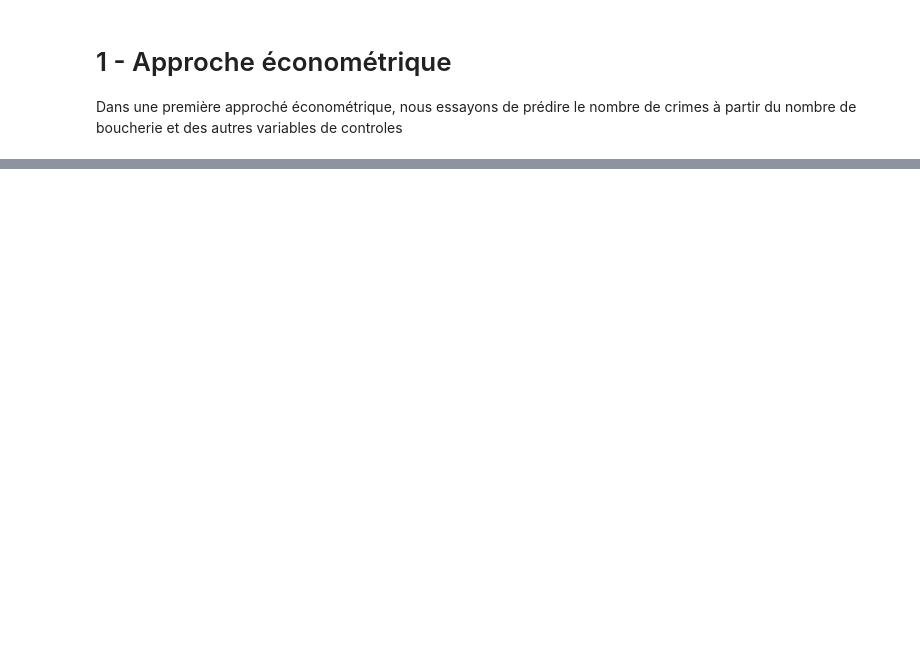
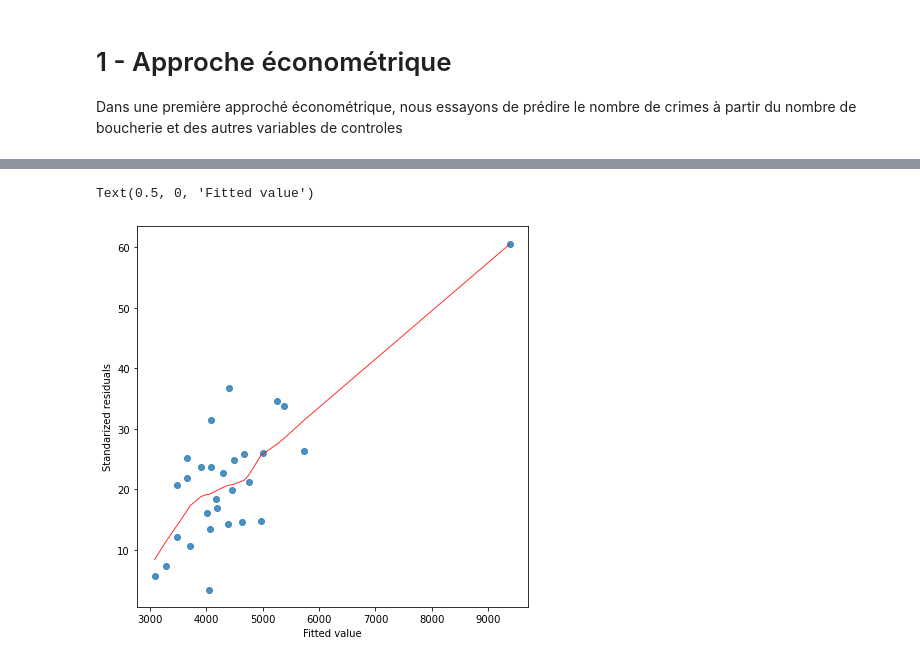
Before and after one commit to cthiounn/python-datascience-ENSAE-2A, a Jupyter notebook: Etude départementale/3_Modelisation_departementale.ipynb, the cells around one changed output, grey strips where cells are left out. Saved outputs shown, nothing was run; the diff lists cells and outputs as text; code cells hidden in the pictures; blank space fills up the shorter version.

Commit message:
debut modelisation eco

```diff
--- a/Etude départementale/3_Modelisation_departementale.ipynb
+++ b/Etude départementale/3_Modelisation_departementale.ipynb
@@ -22,0 +99,13 @@ Dans une première approché économétrique, nous essayons de prédire le nombr
+# %%
+model_norm_residuals_abs_sqrt=np.sqrt(np.abs(residuals))
+
+plt.figure(figsize=(7,7))
+sns.regplot(predictions.reshape(-1), model_norm_residuals_abs_sqrt,
+              scatter=True,
+              lowess=True,
+              line_kws={'color': 'red', 'lw': 1, 'alpha': 0.8})
+plt.ylabel("Standarized residuals")
+plt.xlabel("Fitted value")
+# %% [output]
+Text(0.5, 0, 'Fitted value')
+[figure, added]
```
Also changed, not shown: parts of 6 cells of this notebook, 1 other file.
